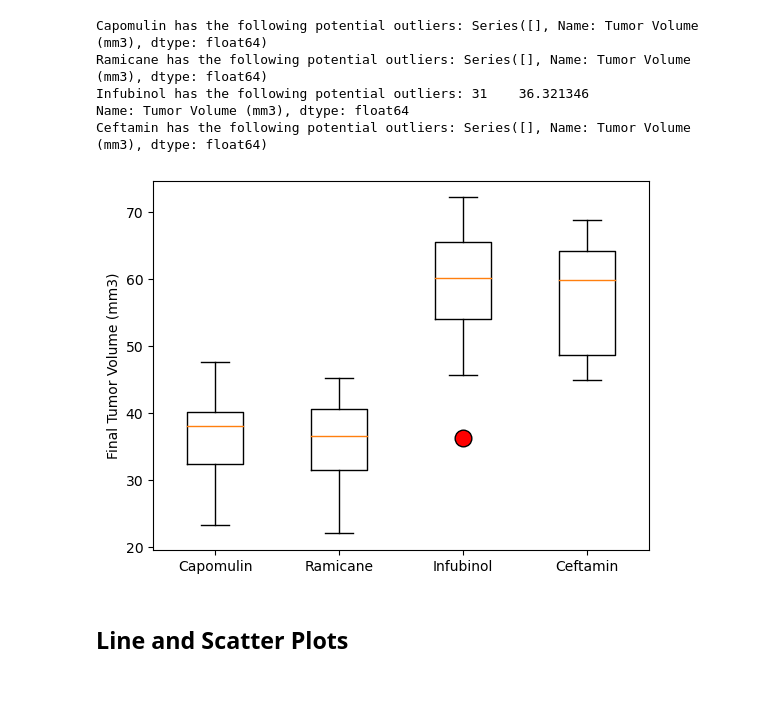
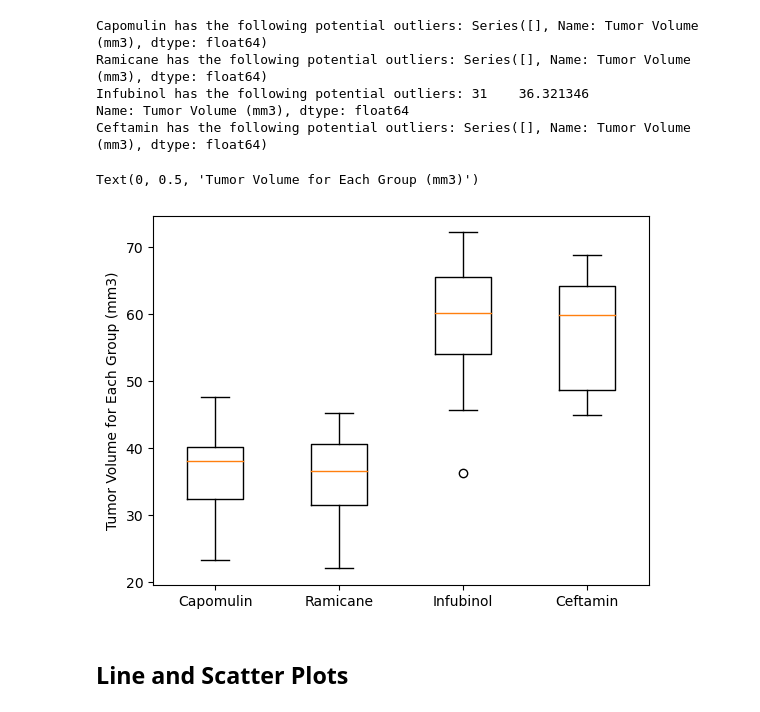
Before and after one commit to cisnerosjp/pharmaceuticals, a Jupyter notebook: Pymaceuticals/pymaceuticals_starter.ipynb, the cells around one changed output. Drawn from its saved outputs; the diff is of its cells as text; code cells hidden in the pictures.

Commit message:
added box plot and more

```diff
--- a/Pymaceuticals/pymaceuticals_starter.ipynb
+++ b/Pymaceuticals/pymaceuticals_starter.ipynb
@@ -217,8 +217,11 @@ Name: Tumor Volume (mm3), dtype: float64
 Ceftamin has the following potential outliers: Series([], Name: Tumor Volume (mm3), dtype: float64)
 # %%
 # Generate a box plot that shows the distrubution of the tumor volume for each treatment group.
+plt.boxplot(tumor_list, labels = treatment_regiments)
+plt.ylabel('Tumor Volume for Each Group (mm3)')
 # %% [output]
+Text(0, 0.5, 'Tumor Volume for Each Group (mm3)')
-[figure, old version]
+[figure, new version]
 # %% [markdown]
 ## Line and Scatter Plots
 # %%
```
Also changed, not shown: parts of 3 cells of this notebook.
